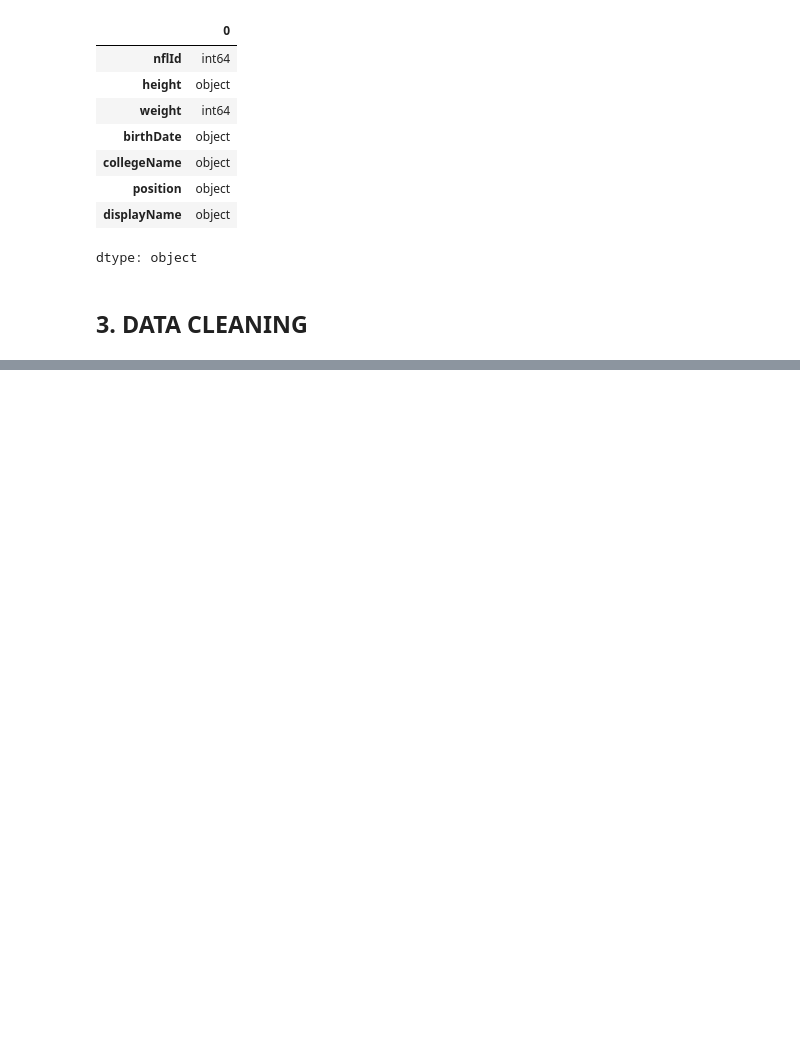
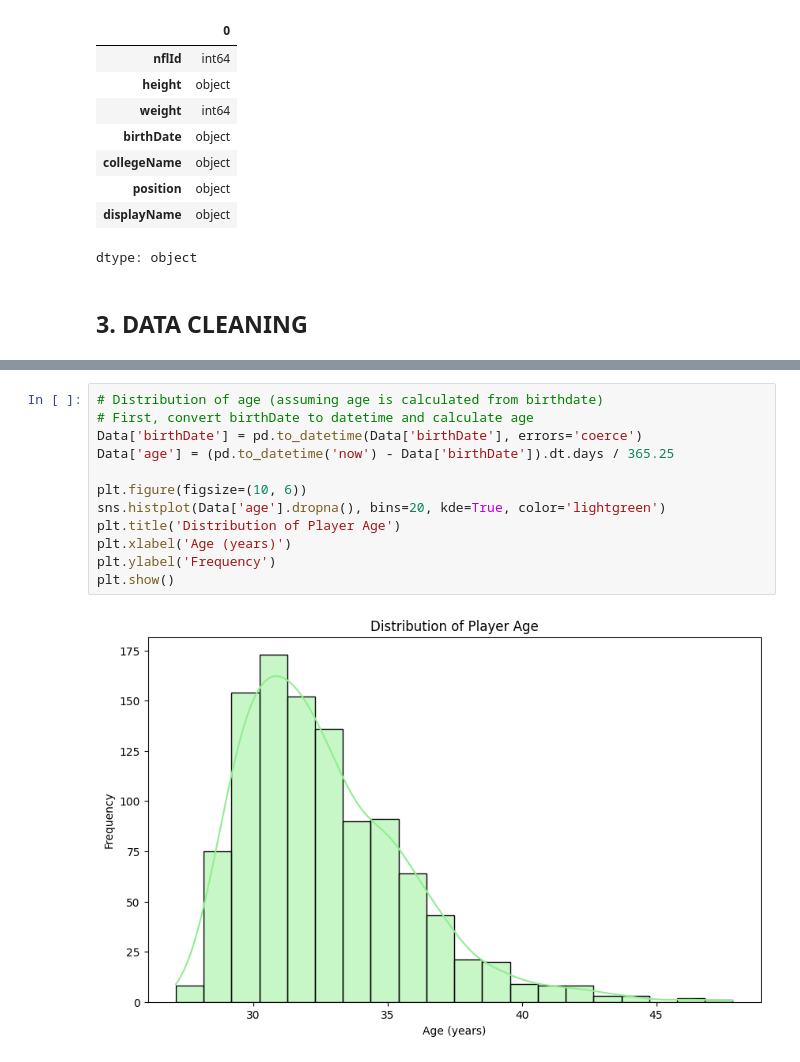
Before and after one commit to SylviaMwai/NFL-Players-Analytics-EDA-, a Jupyter notebook: NFL_Players_Analytics_(EDA).ipynb, the cells around one changed output, grey strips where cells are left out. Cells and saved outputs as stored; diff of their text form; blank space fills up the shorter version.

```diff
--- a/NFL_Players_Analytics_(EDA).ipynb
+++ b/NFL_Players_Analytics_(EDA).ipynb
@@ -105,0 +288,14 @@ dtype: object
+# %%
+# Distribution of age (assuming age is calculated from birthdate)
+# First, convert birthDate to datetime and calculate age
+Data['birthDate'] = pd.to_datetime(Data['birthDate'], errors='coerce')
+Data['age'] = (pd.to_datetime('now') - Data['birthDate']).dt.days / 365.25
+
+plt.figure(figsize=(10, 6))
+sns.histplot(Data['age'].dropna(), bins=20, kde=True, color='lightgreen')
+plt.title('Distribution of Player Age')
+plt.xlabel('Age (years)')
+plt.ylabel('Frequency')
+plt.show()
+# %% [output]
+[figure, added]
```
Also changed, not shown: parts of 19 cells of this notebook.
